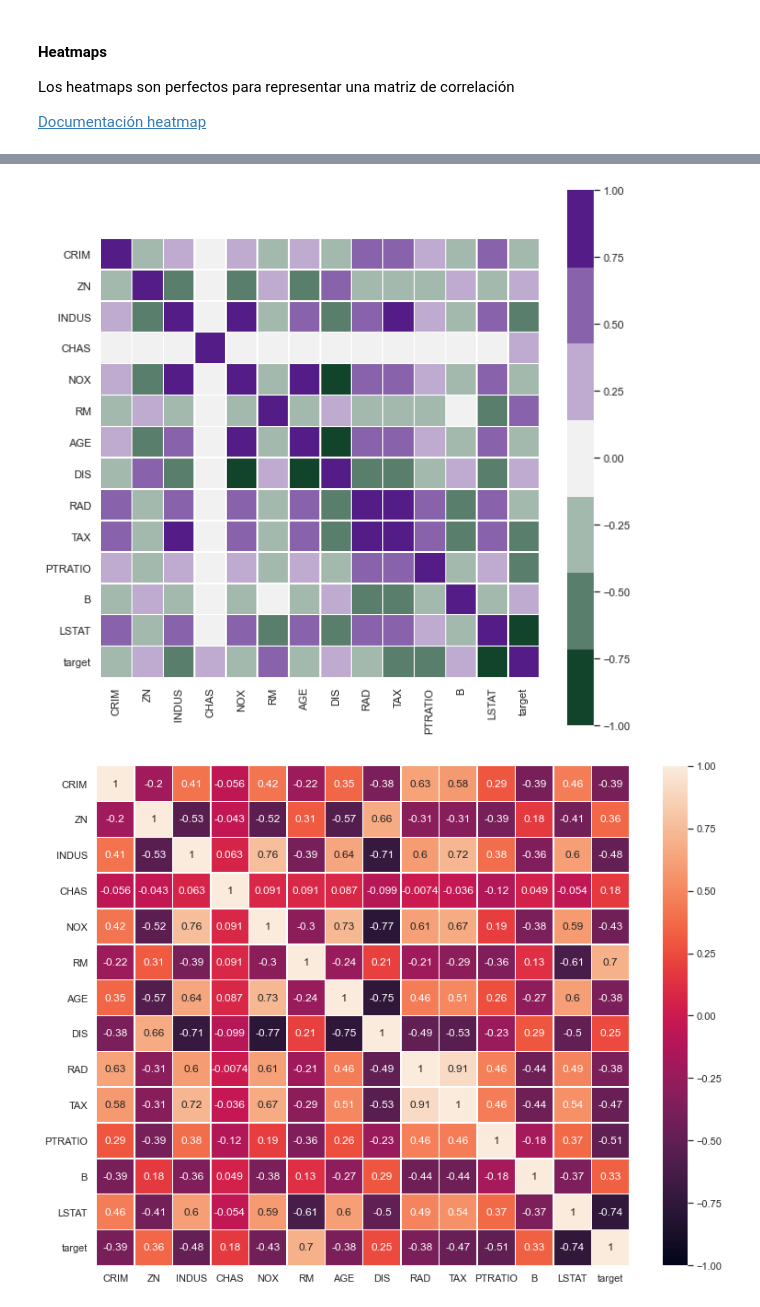
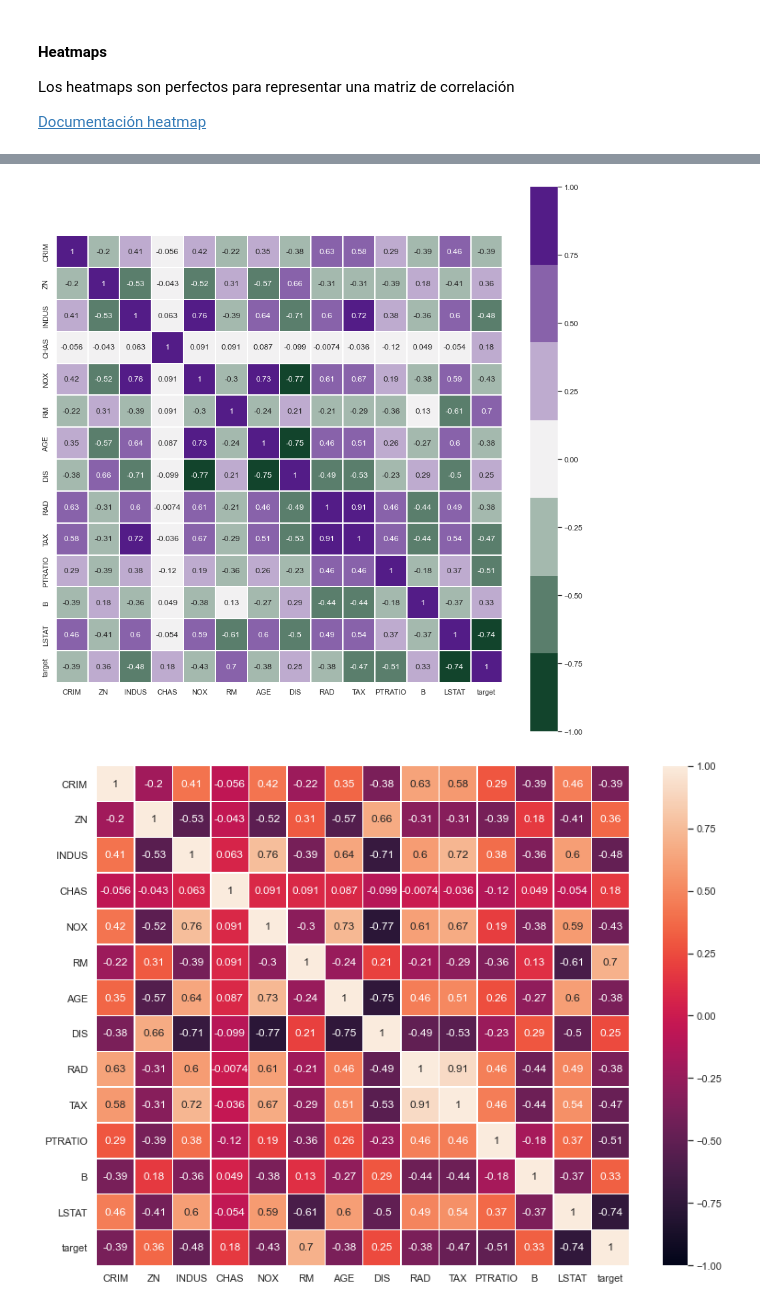
Before and after one commit to marcusRB/ds_thebridge_1_22, a Jupyter notebook: 2-Data_Analysis/4-Visualización/2-Seaborn/Teoria/EDA_Seaborn.ipynb, the cells around one changed output, grey strips where cells are left out. Drawn from its saved outputs; the diff is of its cells as text; code cells hidden in the pictures.

```diff
--- a/2-Data_Analysis/4-Visualización/2-Seaborn/Teoria/EDA_Seaborn.ipynb
+++ b/2-Data_Analysis/4-Visualización/2-Seaborn/Teoria/EDA_Seaborn.ipynb
@@ -363,13 +473,14 @@ Los heatmaps son perfectos para representar una matriz de correlación
 # %%
-plt.figure(figsize=(10,10))
+plt.figure(figsize=(15,15))
 sns.heatmap(boston_df.corr(),
             vmin=-1,
             vmax=1,
             cmap=sns.diverging_palette(145, 280, s=85, l=25, n=7),
             square=True,
-            linewidths=.5);
+            linewidths=.1,
+            annot=True);
 # %% [output]
-[figure, old version]
+[figure, new version]
 # %%
 # EJEMPLO DE MALA ESCALA DE COLORES
 f, ax = plt.subplots(figsize=(13, 10))
```
Also changed, not shown: parts of 25 cells of this notebook.
